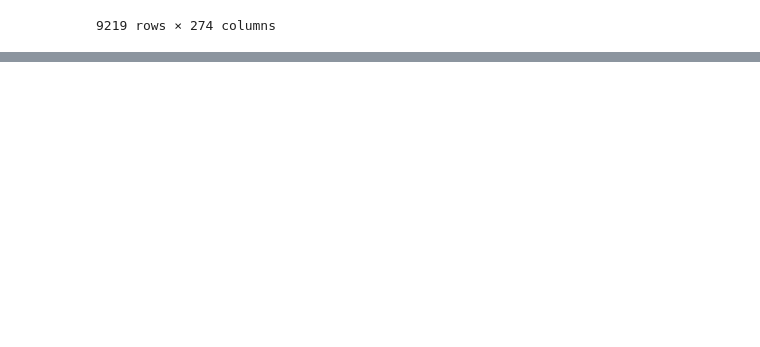
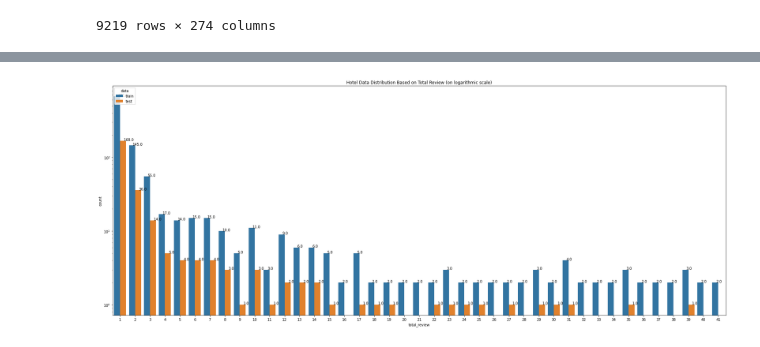
Before and after one commit to zulfauzi92/Hotel_Recomendation_Model_Traveloka, a Jupyter notebook: Eksplorasi Data/Main Dataset/Process Data for Model.ipynb, the cells around one changed output, grey strips where cells are left out. Saved outputs shown, nothing was run; the diff lists cells and outputs as text; code cells hidden in the pictures; blank space fills up the shorter version.

```diff
--- a/Eksplorasi Data/Main Dataset/Process Data for Model.ipynb
+++ b/Eksplorasi Data/Main Dataset/Process Data for Model.ipynb
@@ -163,0 +163,3 @@ plt.show()
+# %%
+df_h = df_hotel_ML.copy()
+df_h
@@ -163,0 +180,5 @@ plt.show()
+# %%
+print('total unique value dari total_review : ', len(df_h['total_review'].unique()))
+arr_total_review = df_h['total_review'].unique()
+arr_total_review.sort()
+arr_total_review
@@ -163,0 +194,11 @@ plt.show()
+# %%
+# change the total_review value into the its rank grouped into group of 2
+# (there is 82 unique item, then the total_review grouped into 41 group)
+total_review_dict = pd.DataFrame([np.repeat(np.arange(1, 42), 2),arr_total_review]).T.set_index([1])[0].to_dict()
+df_h['total_review'] = df_h['total_review'].apply(lambda x: total_review_dict.get(x))
+# %%
+# split into train and test data from the user data
+X = pd.concat([df_h['hotel_id'], df_h.iloc[:, 2:]], axis=1)
+y = df_h['total_review']
+
+X_train_hotel, X_test_hotel, y_train_hotel, y_test_hotel = train_test_split(X, y, stratify=y, test_size=0.2)
@@ -163,0 +270,22 @@ plt.show()
+# %%
+plt.rcParams["figure.figsize"] = [25, 10]
+plt.rcParams["figure.autolayout"] = True
+
+df_y_train = pd.DataFrame(y_train_hotel)
+df_y_test = pd.DataFrame(y_test_hotel)
+
+df_y_train['data'] = 'train'
+df_y_test['data'] = 'test'
+
+df = df_y_train.append(df_y_test)
+
+ax = sns.countplot(x='total_review', data=df, hue='data')
+ax.set_yscale('log')
+
+for p in ax.patches:
+   ax.annotate('{:.1f}'.format(p.get_height()), (p.get_x()+0.25, p.get_height()+0.01))
+
+ax.set_title('Hotel Data Distribution Based on Total Review (on logarithmic scale)')
+plt.show()
+# %% [output]
+[figure, added]
```
Also changed, not shown: parts of 18 cells of this notebook.
